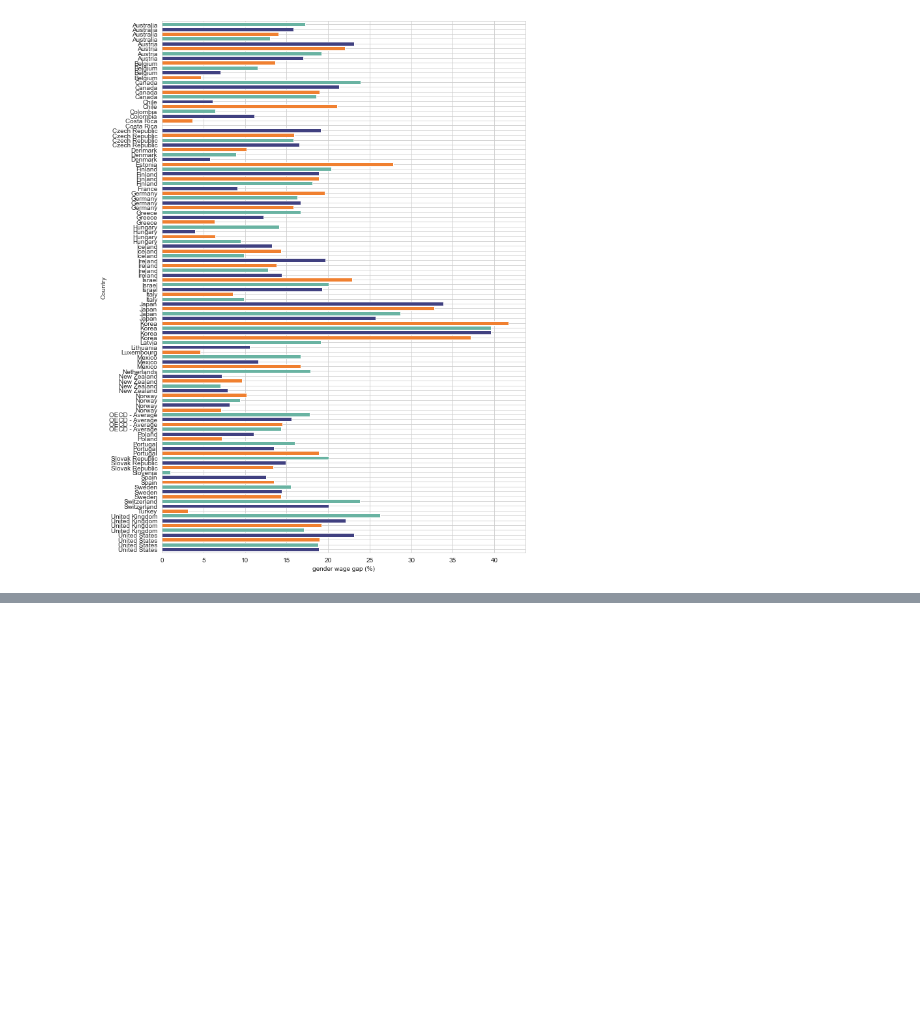
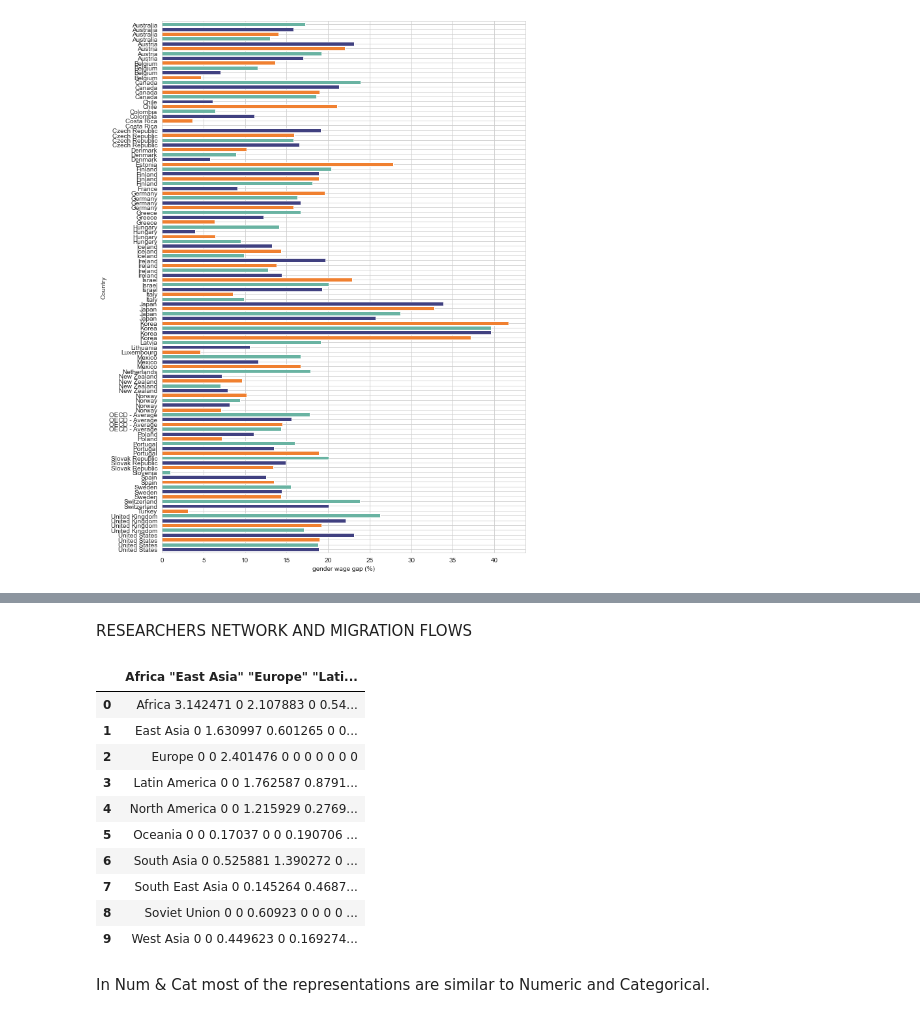
Before and after one commit to anjaliagarwal152615/lab2-dataviz, a Jupyter notebook: file.ipynb, the cells around one changed output, grey strips where cells are left out. Drawn from its saved outputs; the diff is of its cells as text; code cells hidden in the pictures; blank space fills up the shorter version.

```diff
--- a/file.ipynb
+++ b/file.ipynb
@@ -587,0 +562,17 @@ plt.invert_yaxis()
+# %% [markdown]
+RESEARCHERS NETWORK AND MIGRATION FLOWS
+# %%
+df5 = pd.read_csv(r"https://raw.githubusercontent.com/holtzy/data_to_viz/master/Example_dataset/13_AdjacencyDirectedWeighted.csv")
+df5
+# %% [output]
+|  | Africa "East Asia" "Europe" "Lati... |
+| 0 | Africa 3.142471 0 2.107883 0 0.54... |
+| 1 | East Asia 0 1.630997 0.601265 0 0... |
+| 2 | Europe 0 0 2.401476 0 0 0 0 0 0 0 |
+| 3 | Latin America 0 0 1.762587 0.8791... |
+| 4 | North America 0 0 1.215929 0.2769... |
+| 5 | Oceania 0 0 0.17037 0 0 0.190706 ... |
+| 6 | South Asia 0 0.525881 1.390272 0 ... |
+| 7 | South East Asia 0 0.145264 0.4687... |
+| 8 | Soviet Union 0 0 0.60923 0 0 0 0 ... |
+| 9 | West Asia 0 0 0.449623 0 0.169274... |
@@ -587,0 +619,2 @@ plt.invert_yaxis()
+# %% [markdown]
+In Num & Cat most of the representations are similar to Numeric and Categorical.
```
Also changed, not shown: parts of 9 cells of this notebook, 4 other files.
